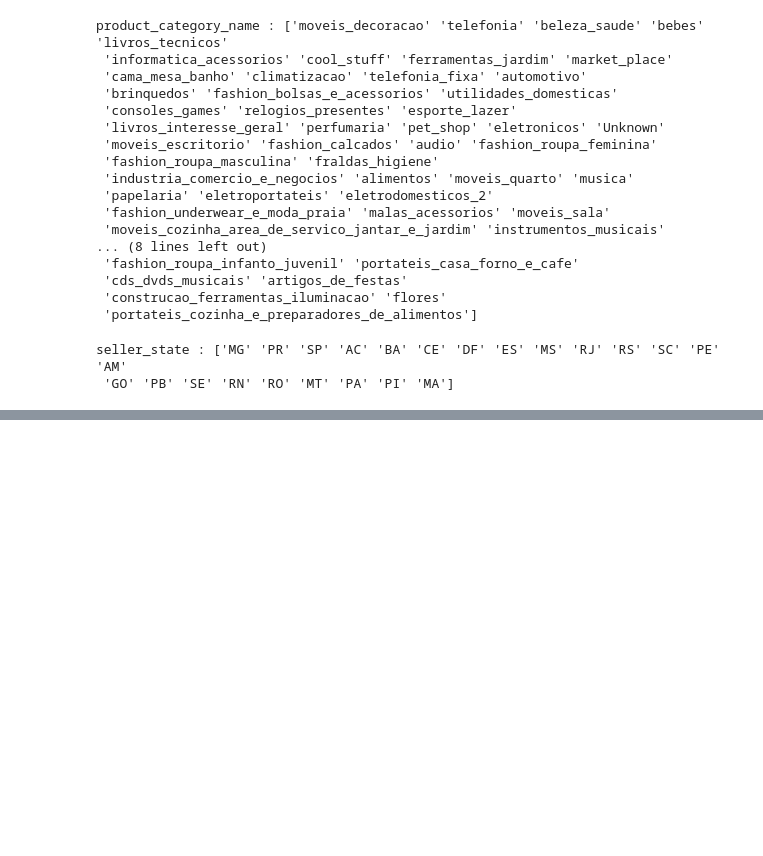
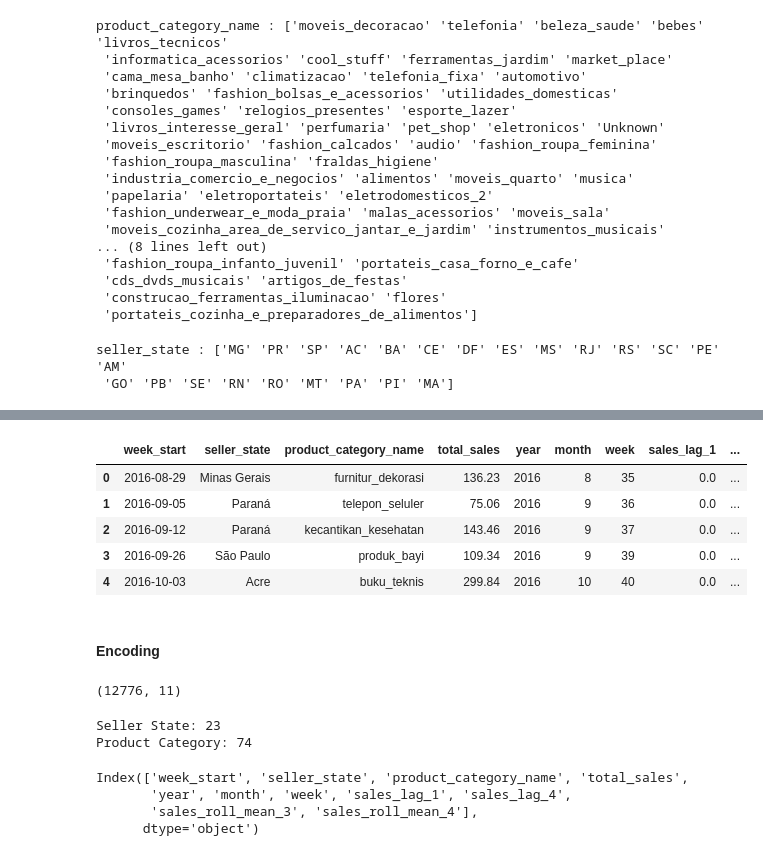
Before and after one commit to andiachmad/olist-ml, a Jupyter notebook: notebooks/preprocessing.ipynb, the cells around one changed output, grey strips where cells are left out. Drawn from its saved outputs; the diff is of its cells as text; code cells hidden in the pictures; blank space fills up the shorter version.

```diff
--- a/notebooks/preprocessing.ipynb
+++ b/notebooks/preprocessing.ipynb
@@ -291,0 +380,2 @@ f:\Portofolio\Olist-Ml\notebooks
+# %%
+aggregated_features = aggregated_features.fillna(0)
@@ -291,0 +397,29 @@ f:\Portofolio\Olist-Ml\notebooks
+# %%
+aggregated_features.head()
+# %% [output]
+|  | week_start | seller_state | product_category_name | total_sales | year | month | week | sales_lag_1 | ... |
+| 0 | 2016-08-29 | Minas Gerais | furnitur_dekorasi | 136.23 | 2016 | 8 | 35 | 0.0 | ... |
+| 1 | 2016-09-05 | Paraná | telepon_seluler | 75.06 | 2016 | 9 | 36 | 0.0 | ... |
+| 2 | 2016-09-12 | Paraná | kecantikan_kesehatan | 143.46 | 2016 | 9 | 37 | 0.0 | ... |
+| 3 | 2016-09-26 | São Paulo | produk_bayi | 109.34 | 2016 | 9 | 39 | 0.0 | ... |
+| 4 | 2016-10-03 | Acre | buku_teknis | 299.84 | 2016 | 10 | 40 | 0.0 | ... |
+# %% [markdown]
+#### Encoding
+# %%
+aggregated_features.shape
+# %% [output]
+(12776, 11)
+# %%
+# Cek jumlah kategori unik
+print("Seller State:", aggregated_features['seller_state'].nunique())
+print("Product Category:", aggregated_features['product_category_name'].nunique())
+# %% [output]
+Seller State: 23
+Product Category: 74
+# %%
+aggregated_features.columns
+# %% [output]
+Index(['week_start', 'seller_state', 'product_category_name', 'total_sales',
+       'year', 'month', 'week', 'sales_lag_1', 'sales_lag_4',
+       'sales_roll_mean_3', 'sales_roll_mean_4'],
+      dtype='object')
```
Also changed, not shown: parts of 47 cells of this notebook, 2 other files.
